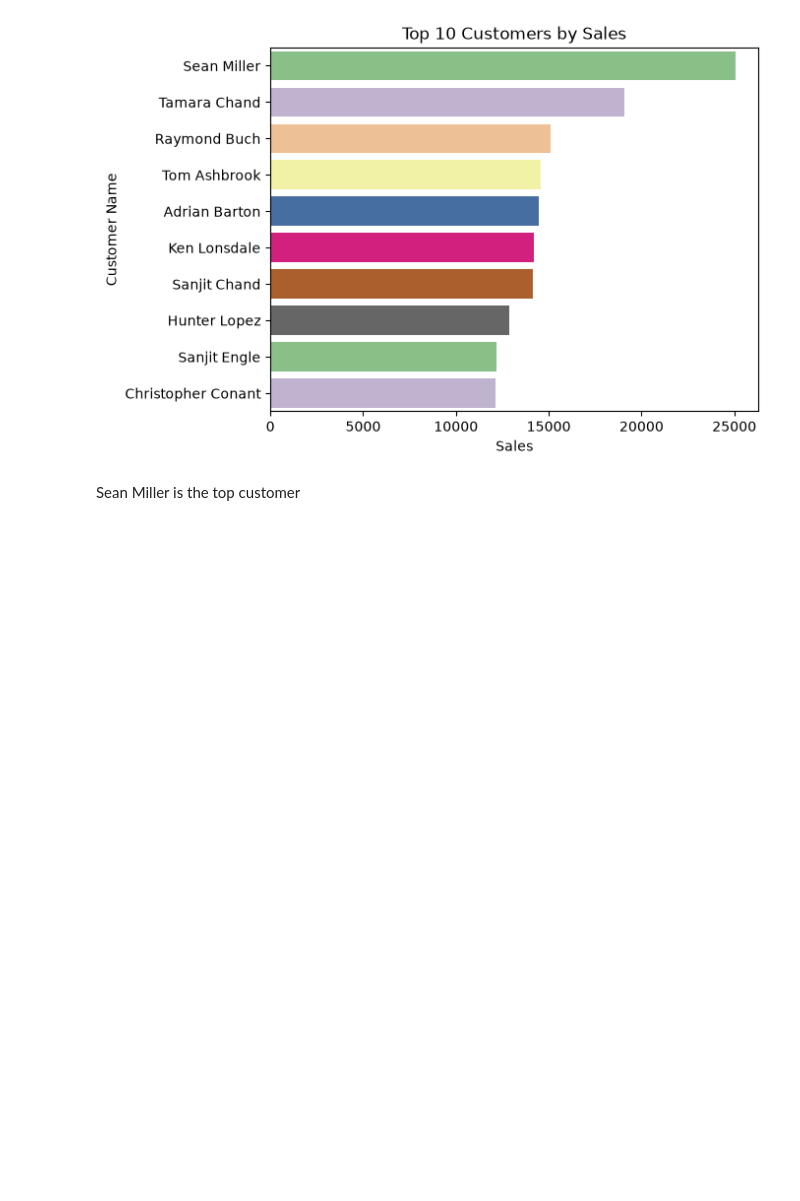
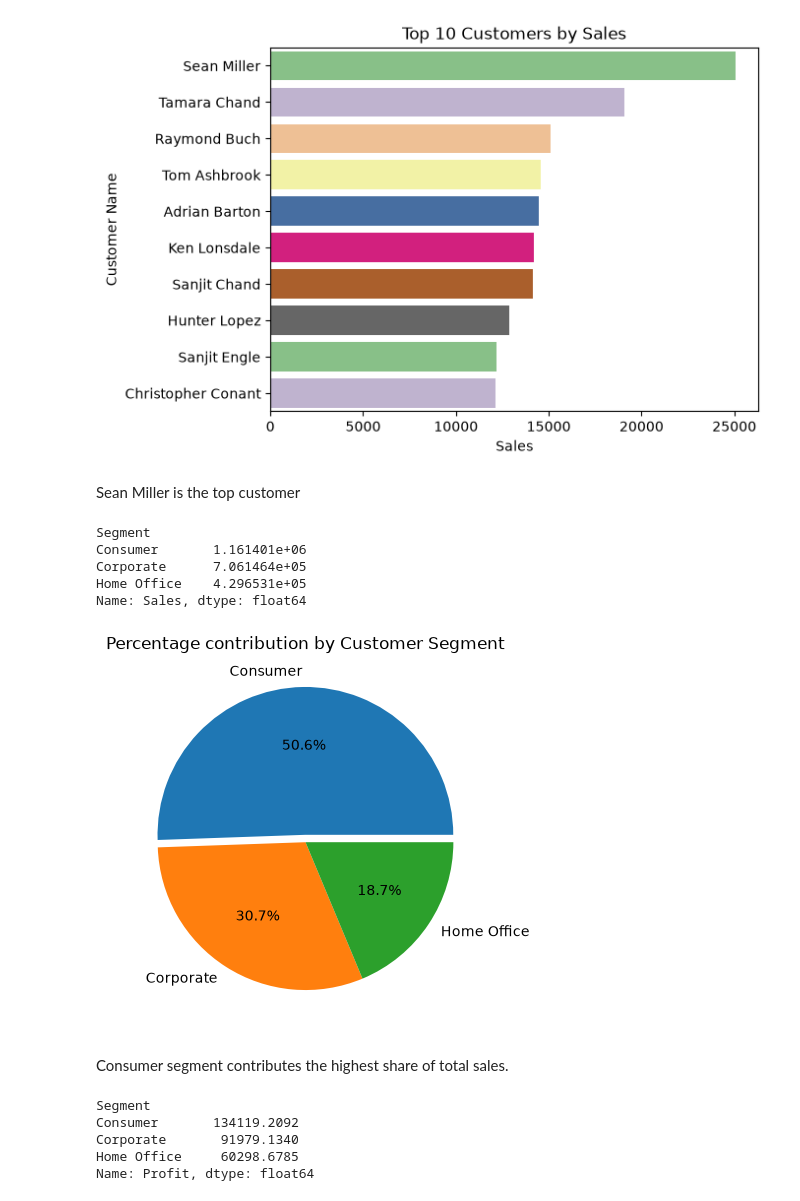
Before and after one commit to vaishnaviniwalkar/Superstore_Sales_Analysis, a Jupyter notebook: notebook/analysis.ipynb, the cells around one changed output. Drawn from its saved outputs; the diff is of its cells as text; code cells hidden in the pictures; blank space fills up the shorter version.

```diff
--- a/notebook/analysis.ipynb
+++ b/notebook/analysis.ipynb
@@ -337,3 +337,29 @@ plt.show()
 [figure]
 # %% [markdown]
 Sean Miller is the top customer
+# %%
+segment_sales = df.groupby('Segment')['Sales'].sum().sort_values(ascending=False)
+segment_sales
+# %% [output]
+Segment
+Consumer       1.161401e+06
+Corporate      7.061464e+05
+Home Office    4.296531e+05
+Name: Sales, dtype: float64
+# %%
+plt.pie(segment_sales, labels=segment_sales.index, autopct='%1.1f%%', explode=(0.05,0,0))
+plt.title('Percentage contribution by Customer Segment')
+plt.show()
+# %% [output]
+[figure, added]
+# %% [markdown]
+Consumer segment contributes the highest share of total sales.
+# %%
+segment_profit = df.groupby('Segment')['Profit'].sum().sort_values(ascending=False)
+segment_profit
+# %% [output]
+Segment
+Consumer       134119.2092
+Corporate       91979.1340
+Home Office     60298.6785
+Name: Profit, dtype: float64
```
Also changed, not shown: parts of 6 cells of this notebook.
